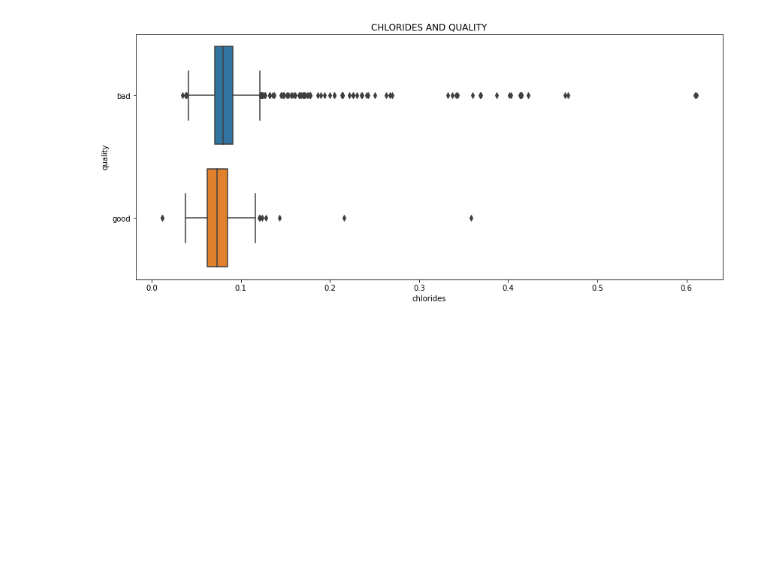
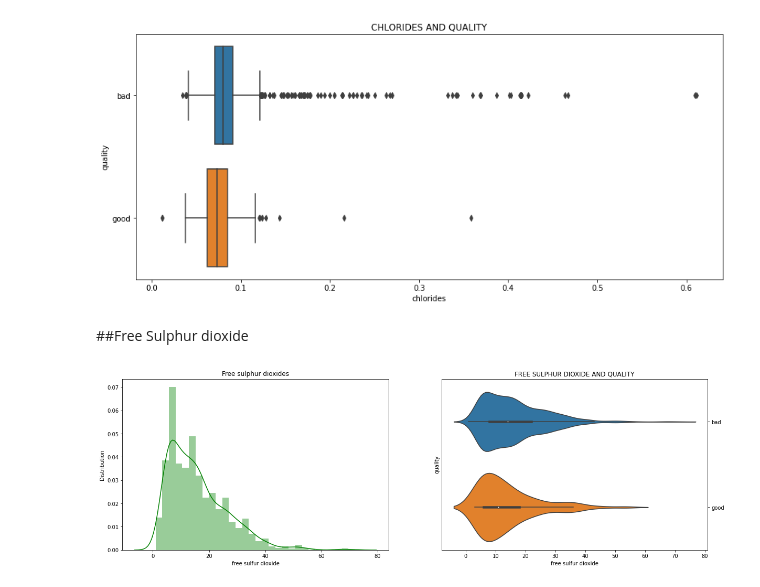
Before and after one commit to MikeDeecode/Red-wine-quality-report, a Jupyter notebook: wine_quality_analysis.ipynb, the cells around one changed output. Saved outputs shown, nothing was run; the diff lists cells and outputs as text; code cells hidden in the pictures; blank space fills up the shorter version.

```diff
--- a/wine_quality_analysis.ipynb
+++ b/wine_quality_analysis.ipynb
@@ -125,3 +125,20 @@ plt.title("CHLORIDES AND QUALITY")
 plt.show()
 # %% [output]
 [figure]
+# %% [markdown]
+##Free Sulphur dioxide
+# %%
+fig, ax = plt.subplots(1, 2, figsize = (20, 6))
+
+sns.distplot(wines['free sulfur dioxide'], color = 'green', ax = ax[0])
+ax[0].set_ylabel("Distribution")
+ax[0].set_title("Free sulphur dioxides")
+
+sns.violinplot('free sulfur dioxide', 'quality', data = wines, ax = ax[1])
+ax[1].set_title("FREE SULPHUR DIOXIDE AND QUALITY")
+ax[1].yaxis.tick_right()
+ax[1].yaxis.set_ticks_position('right')
+
+plt.show()
+# %% [output]
+[figure, added]
```
